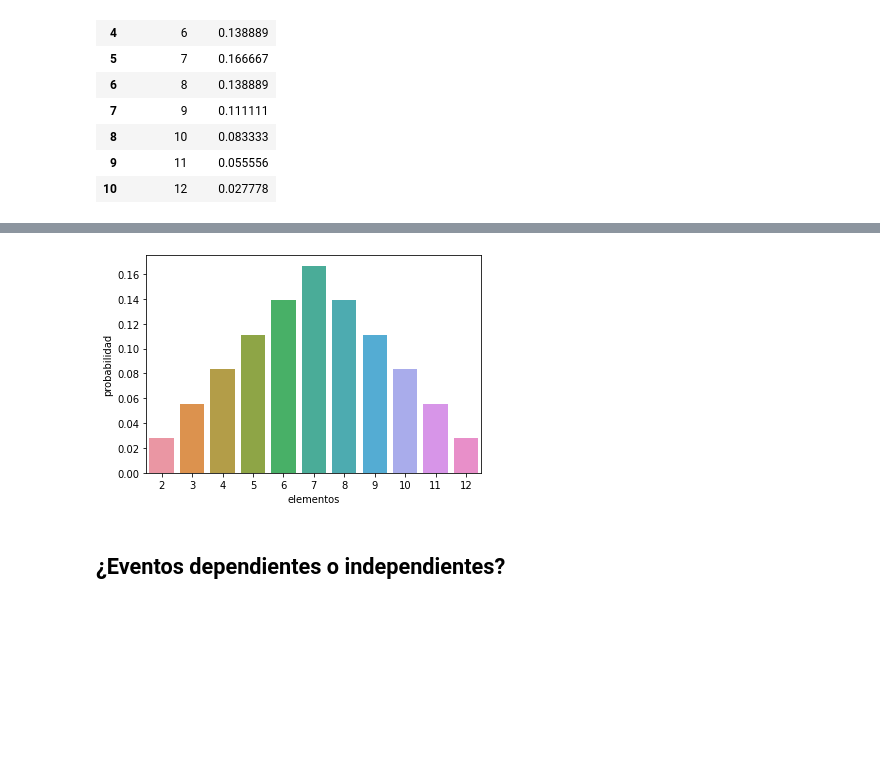
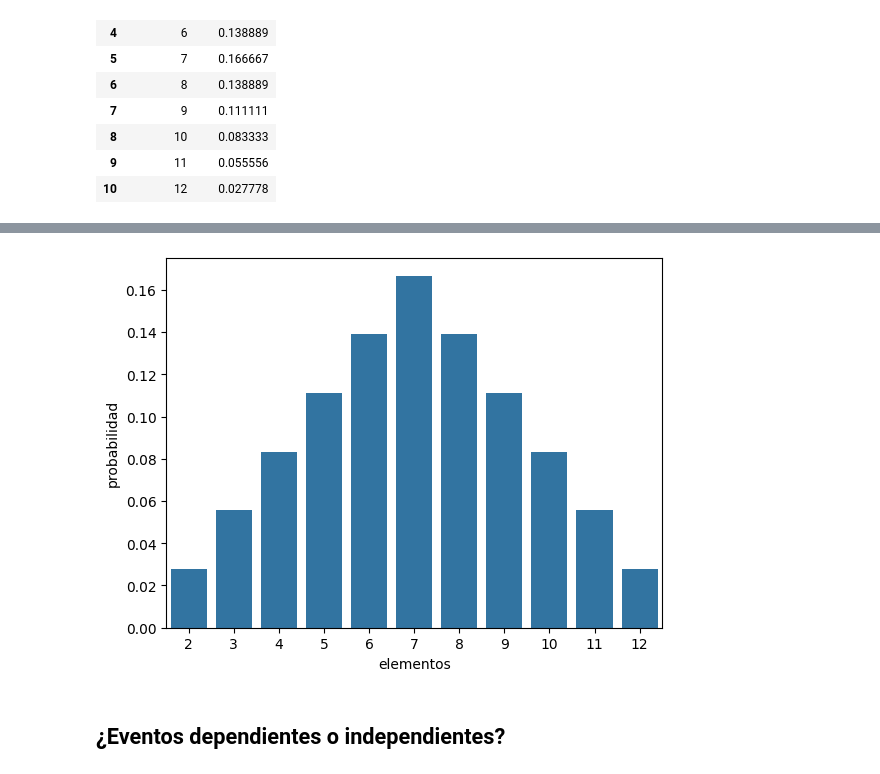
Before and after one commit to AnIsAsPe/Estadistica_y_Probabilidad_para-CD-, a Jupyter notebook: PrincipiosDeProbabilidad/Semana2/Notebooks/Variables_aleatorias,Esperanza,_varianza,_dependencia_independencia.ipynb, the cells around one changed output, grey strips where cells are left out. Cells and saved outputs as stored; diff of their text form; code cells hidden in the pictures; blank space fills up the shorter version.

```diff
--- a/PrincipiosDeProbabilidad/Semana2/Notebooks/Variables_aleatorias,Esperanza,_varianza,_dependencia_independencia.ipynb
+++ b/PrincipiosDeProbabilidad/Semana2/Notebooks/Variables_aleatorias,Esperanza,_varianza,_dependencia_independencia.ipynb
@@ -193,8 +187,8 @@ burbujas_espacio_probabilidad(Ley_P_suma['elementos'],
 # %%
-sns.barplot(Ley_P_suma['elementos'], Ley_P_suma['probabilidad'] )
+sns.barplot(x=Ley_P_suma['elementos'], y=Ley_P_suma['probabilidad'] )
 plt.show()
 # %% [output]
-[figure, old version]
+[figure, new version]
 # %% [markdown]
 ## ¿Eventos dependientes o independientes?
 # %% [markdown]
```
Also changed, not shown: parts of 9 cells of this notebook.
